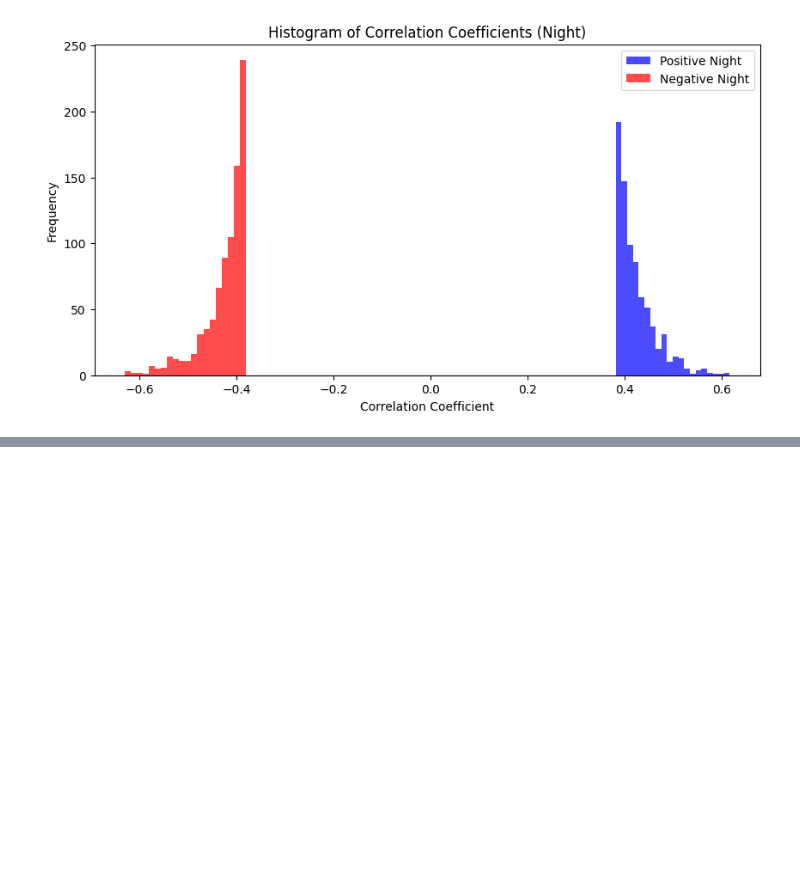
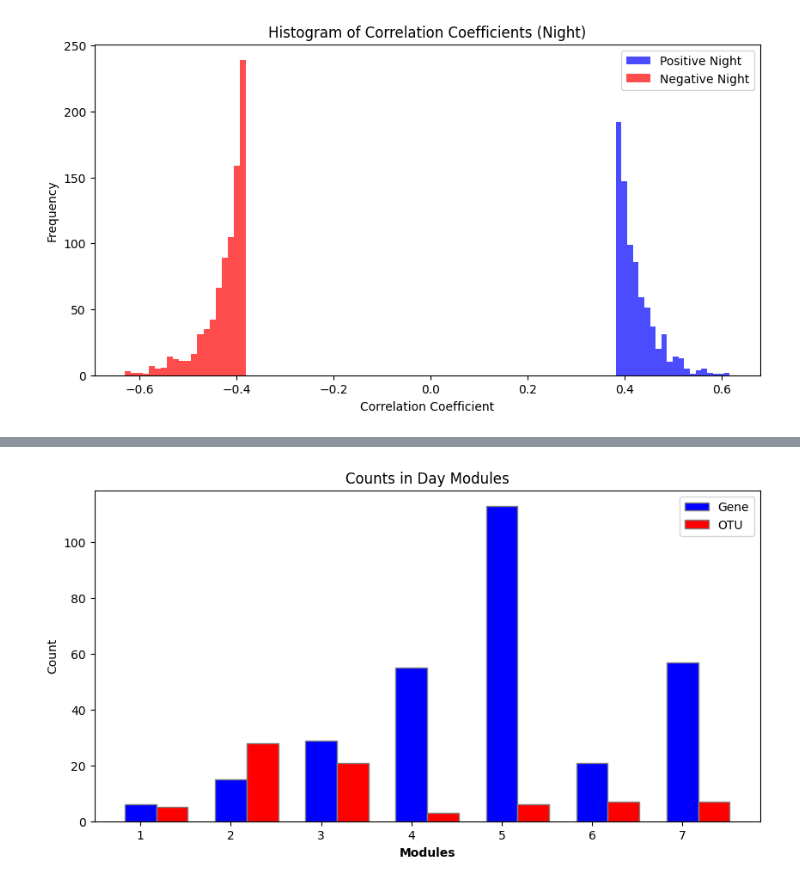
Before and after one commit to SantosRAC/maize_microbiome_transcriptomics, a Jupyter notebook: poster_presentation_notebooks/pag_2025/cross_correlation_analyses.ipynb, the cells around one changed output, grey strips where cells are left out. Saved outputs shown, nothing was run; the diff lists cells and outputs as text; code cells hidden in the pictures; blank space fills up the shorter version.

Commit message:
Number of genes and OTUs per module

```diff
--- a/poster_presentation_notebooks/pag_2025/cross_correlation_analyses.ipynb
+++ b/poster_presentation_notebooks/pag_2025/cross_correlation_analyses.ipynb
@@ -89,0 +96,18 @@ plt.show()
+# %%
+import pandas as pd
+
+# Define two lists for day
+day_gene_count = [6, 15, 29, 55, 113, 21, 57]
+day_otu_count = [5, 28, 21, 3, 6, 7, 7]
+
+# Create a dataframe from the two lists
+day_df = pd.DataFrame({'Gene': day_gene_count, 'OTU': day_otu_count})
+print(day_df)
+
+# Define two lists for night
+night_gene_count = [76, 92, 64, 38, 203, 176, 50]
+night_otu_count = [11, 5, 20, 6, 5, 2, 34]
+
+# Create a dataframe from the two lists
+night_df = pd.DataFrame({'Gene': night_gene_count, 'OTU': night_otu_count})
+print(night_df)
@@ -89,0 +131,31 @@ plt.show()
+# %%
+import numpy as np
+import matplotlib.pyplot as plt
+
+# Define the width of the bars
+bar_width = 0.35
+
+# Define the positions of the bars
+r1 = np.arange(1, len(day_df)+1)
+r2 = [x + bar_width for x in r1]
+
+# Create the bar plot
+plt.figure(figsize=(10, 5))
+plt.bar(r1, day_df['Gene'], color='blue', width=bar_width, edgecolor='grey', label='Gene')
+plt.bar(r2, day_df['OTU'], color='red', width=bar_width, edgecolor='grey', label='OTU')
+
+# Add xticks on the middle of the group bars
+plt.xlabel('Modules', fontweight='bold')
+plt.xticks([r for r in range(1, len(day_df)+1)])
+
+# Add labels and title
+plt.ylabel('Count')
+plt.title('Counts in Day Modules')
+
+# Add legend
+plt.legend()
+
+# Show the plot
+plt.show()
+# %% [output]
+[figure, added]
```
Also changed, not shown: parts of 3 cells of this notebook.
